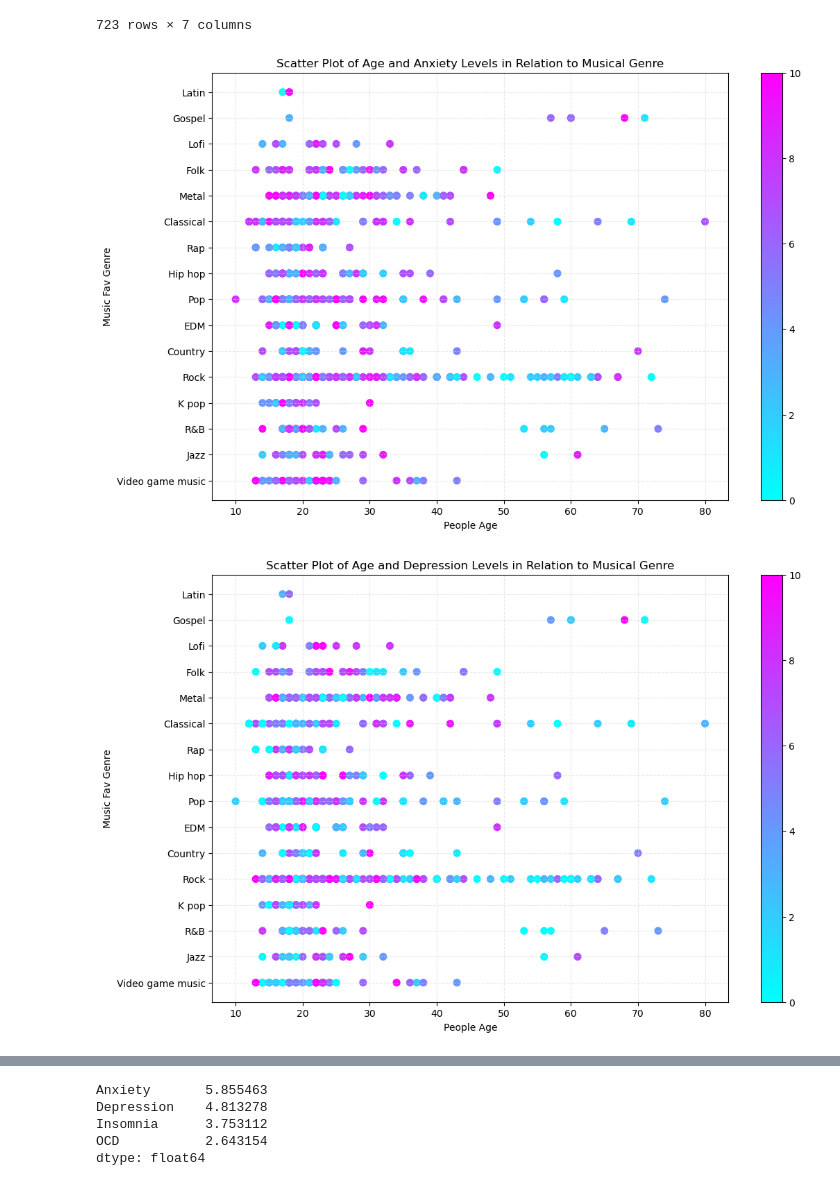
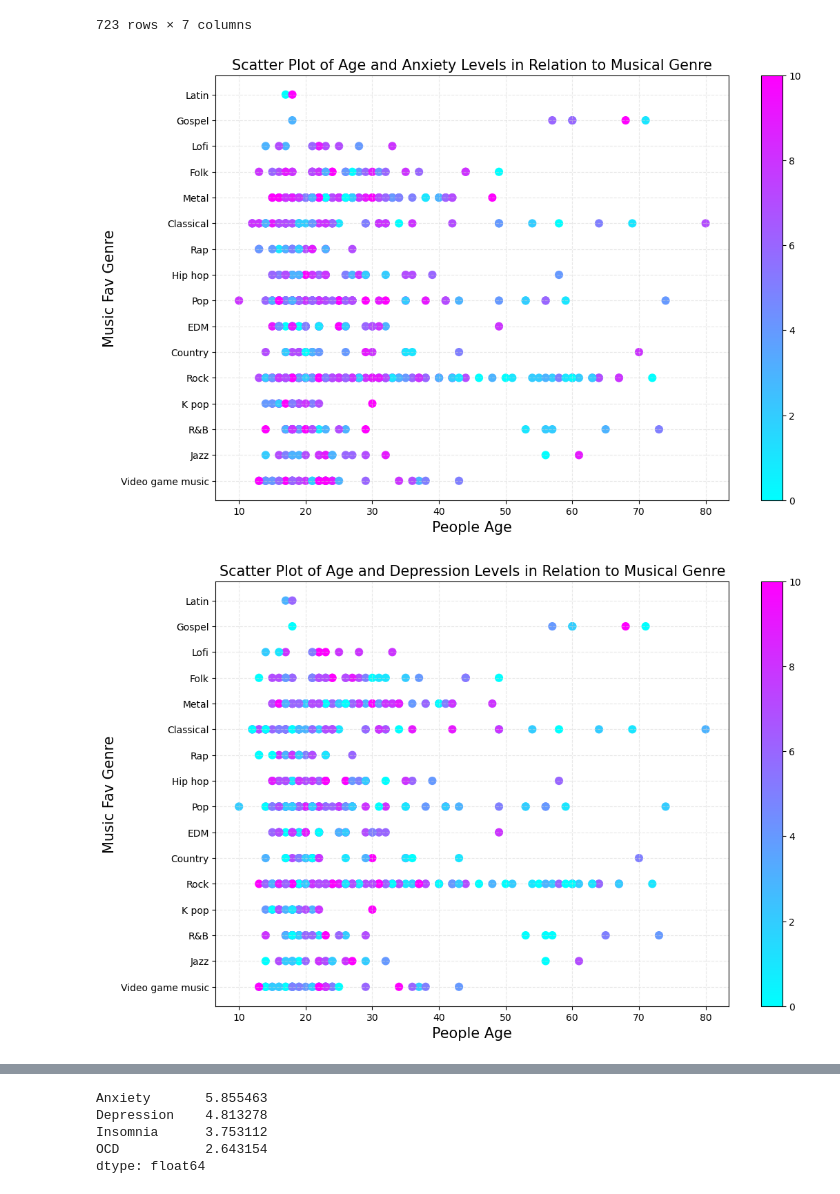
Before and after one commit to TheWizler/project1_group_10, a Jupyter notebook: Elizabeth's_work/question_2_clean.ipynb, the cells around one changed output, grey strips where cells are left out. Cells and saved outputs as stored; diff of their text form; code cells hidden in the pictures.

```diff
--- a/Elizabeth's_work/question_2_clean.ipynb
+++ b/Elizabeth's_work/question_2_clean.ipynb
@@ -145,29 +145,29 @@ ocd = df["OCD"]
 # %%
 # Create the scatter plot to show the relation between Age and Anxiety levels in relation to the music genre
 plt.figure(figsize=(12, 8))
-plt.scatter(age, music_genre, s=50, c=anxiety, cmap='cool', marker='o')
+plt.scatter(age, music_genre, s=60, c=anxiety, cmap='cool', marker='o')
 
-plt.xlabel("People Age")
-plt.ylabel("Music Fav Genre")
-plt.title("Scatter Plot of Age and Anxiety Levels in Relation to Musical Genre")
+plt.xlabel("People Age", fontsize=15)
+plt.ylabel("Music Fav Genre", fontsize=15)
+plt.title("Scatter Plot of Age and Anxiety Levels in Relation to Musical Genre", fontsize=15)
 plt.colorbar()
 plt.grid(color="lightgrey", linestyle="--", alpha=0.5)
 plt.show()
 # %% [output]
-[figure, old version]
+[figure, new version]
 # %%
 # Create the scatter plot to show the relation between Age and Depression levels in relation to the music genre
 plt.figure(figsize=(12, 8))
-plt.scatter(age, music_genre, s=50, c=depression, cmap='cool', marker='o')
+plt.scatter(age, music_genre, s=60, c=depression, cmap='cool', marker='o')
 
-plt.xlabel("People Age")
-plt.ylabel("Music Fav Genre")
-plt.title("Scatter Plot of Age and Depression Levels in Relation to Musical Genre")
+plt.xlabel("People Age", fontsize=15)
+plt.ylabel("Music Fav Genre", fontsize=15)
+plt.title("Scatter Plot of Age and Depression Levels in Relation to Musical Genre", fontsize=15)
 plt.colorbar()
 plt.grid(color="lightgrey", linestyle="--", alpha=0.5)
 plt.show()
 # %% [output]
-[figure, old version]
+[figure, new version]
 # %%
 # Create the scatter plot to show the relation between Age and Insomnia levels in relation to the music genre
 plt.figure(figsize=(12, 8))
```
Also changed, not shown: parts of 6 cells of this notebook, 6 other files.
